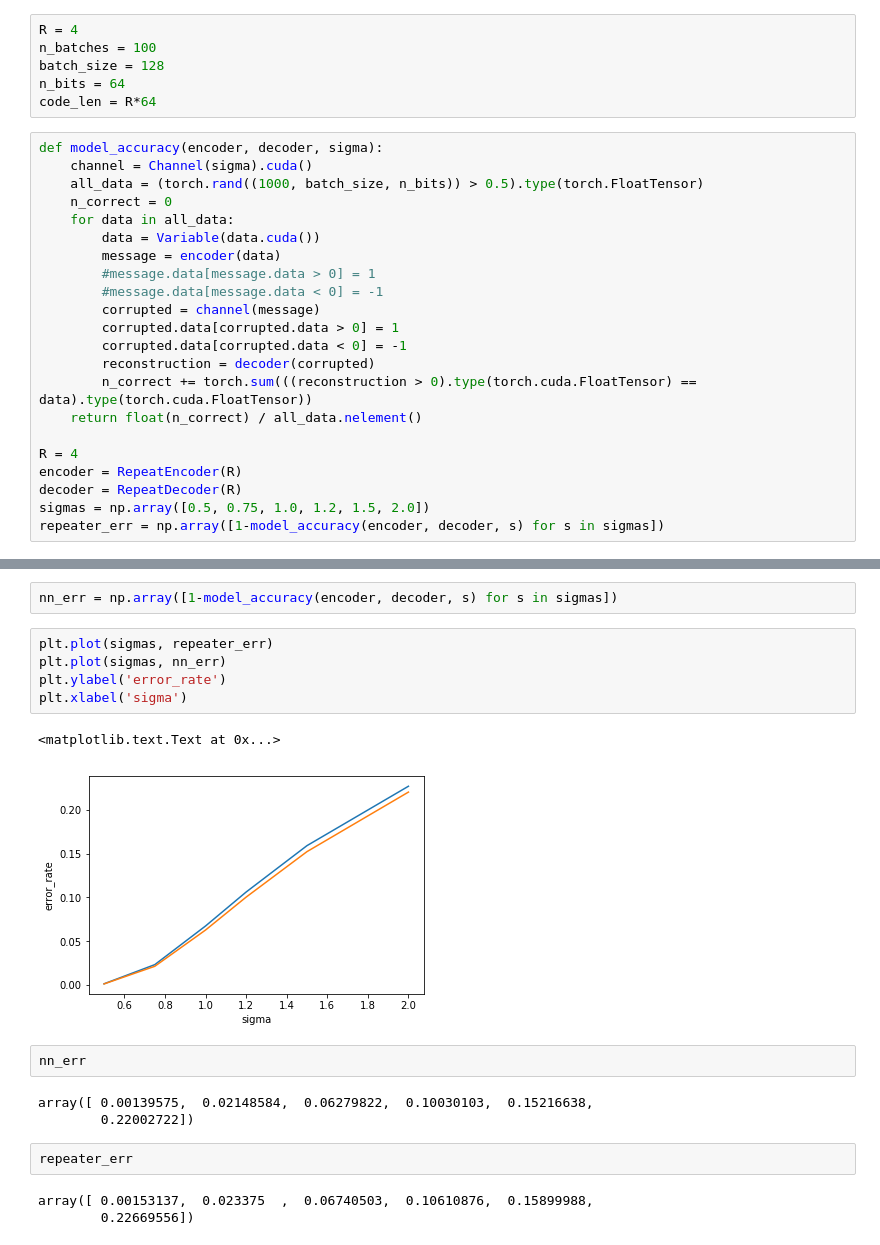
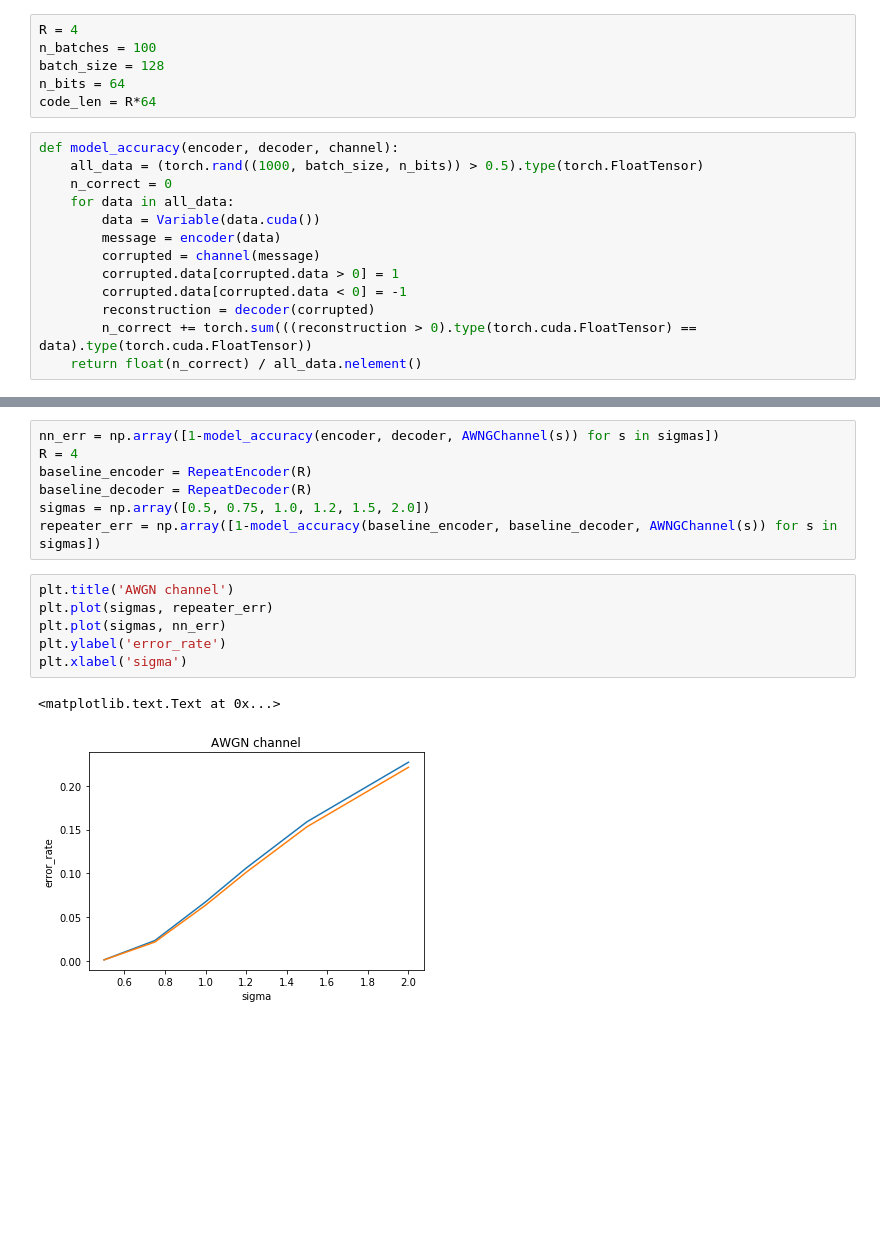
Before and after one commit to afcarl/coding, a Jupyter notebook: repetition_baseline.ipynb, the cells around one changed output, grey strips where cells are left out. Saved outputs shown, nothing was run; the diff lists cells and outputs as text; blank space fills up the shorter version.

```diff
--- a/repetition_baseline.ipynb
+++ b/repetition_baseline.ipynb
@@ -19,27 +19,18 @@ batch_size = 128
 n_bits = 64
 code_len = R*64
 # %%
-def model_accuracy(encoder, decoder, sigma):
-    channel = Channel(sigma).cuda()
+def model_accuracy(encoder, decoder, channel):
     all_data = (torch.rand((1000, batch_size, n_bits)) > 0.5).type(torch.FloatTensor)
     n_correct = 0
     for data in all_data:
         data = Variable(data.cuda())
         message = encoder(data)
-        #message.data[message.data > 0] = 1
-        #message.data[message.data < 0] = -1
         corrupted = channel(message)
         corrupted.data[corrupted.data > 0] = 1
         corrupted.data[corrupted.data < 0] = -1
         reconstruction = decoder(corrupted)
         n_correct += torch.sum(((reconstruction > 0).type(torch.cuda.FloatTensor) == data).type(torch.cuda.FloatTensor))
     return float(n_correct) / all_data.nelement()
-
-R = 4
-encoder = RepeatEncoder(R)
-decoder = RepeatDecoder(R)
-sigmas = np.array([0.5, 0.75, 1.0, 1.2, 1.5, 2.0])
-repeater_err = np.array([1-model_accuracy(encoder, decoder, s) for s in sigmas])
 # %%
 mid_dim = 1024
 encoder = Net(n_bits, mid_dim, code_len, 1, 'all', True).cuda()
@@ -94,20 +87,16 @@ KeyboardInterrupt:
-# %%
-nn_err = np.array([1-model_accuracy(encoder, decoder, s) for s in sigmas])
+# %%
+nn_err = np.array([1-model_accuracy(encoder, decoder, AWNGChannel(s)) for s in sigmas])
+R = 4
+baseline_encoder = RepeatEncoder(R)
+baseline_decoder = RepeatDecoder(R)
+sigmas = np.array([0.5, 0.75, 1.0, 1.2, 1.5, 2.0])
+repeater_err = np.array([1-model_accuracy(baseline_encoder, baseline_decoder, AWNGChannel(s)) for s in sigmas])
 # %%
+plt.title('AWGN channel')
 plt.plot(sigmas, repeater_err)
 plt.plot(sigmas, nn_err)
 plt.ylabel('error_rate')
 plt.xlabel('sigma')
 # %% [output]
 <matplotlib.text.Text at 0x...>
-[figure, old version]
+[figure, new version]
-# %%
-nn_err
-# %% [output]
-array([ 0.00139575,  0.02148584,  0.06279822,  0.10030103,  0.15216638,
-        0.22002722])
-# %%
-repeater_err
-# %% [output]
-array([ 0.00153137,  0.023375  ,  0.06740503,  0.10610876,  0.15899988,
-        0.22669556])
```
Also changed, not shown: parts of 4 cells of this notebook, 1 other file.
